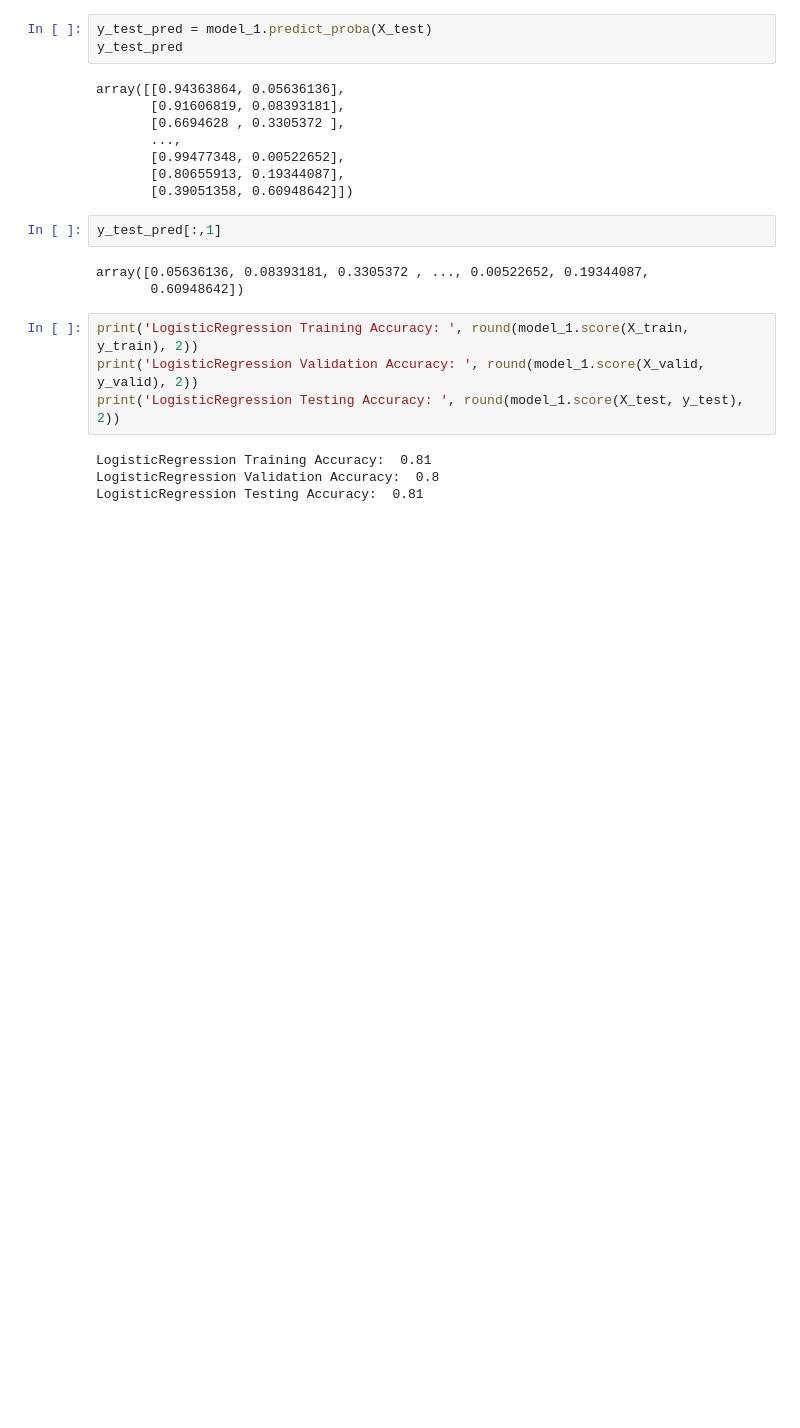
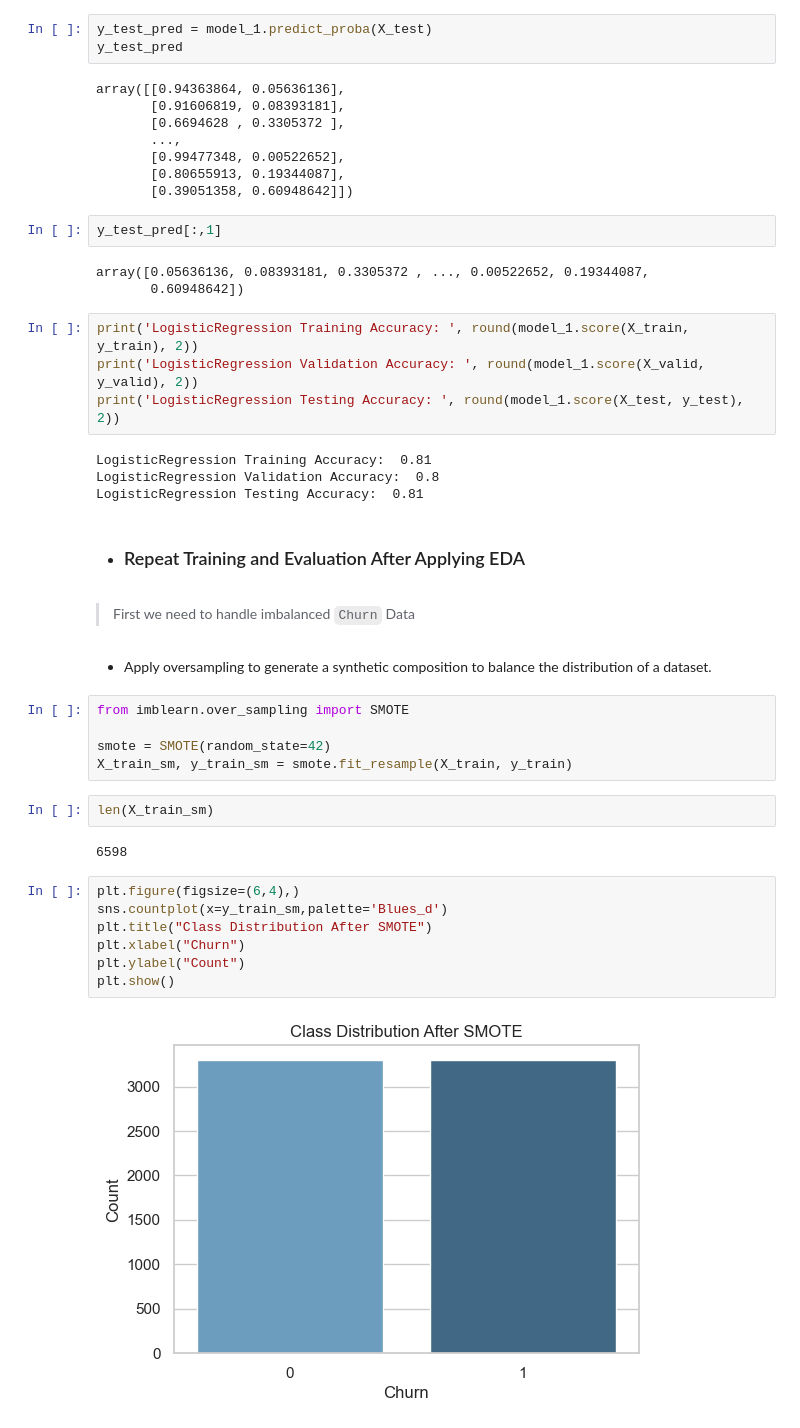
Before and after one commit to Joseph-Essa/Customer_Churn_Prediction, a Jupyter notebook: Customer_Churn_Prediction.ipynb, the cells around one changed output. Drawn from its saved outputs; the diff is of its cells as text; blank space fills up the shorter version.

Commit message:
Model_After_EDA

```diff
--- a/Customer_Churn_Prediction.ipynb
+++ b/Customer_Churn_Prediction.ipynb
@@ -609,3 +609,27 @@ print('LogisticRegression Testing Accuracy: ', round(model_1.score(X_test, y_tes
 LogisticRegression Training Accuracy:  0.81
 LogisticRegression Validation Accuracy:  0.8
 LogisticRegression Testing Accuracy:  0.81
+# %% [markdown]
+* ### Repeat Training and Evaluation After Applying EDA
+# %% [markdown]
+> First we need to handle imbalanced `Churn` Data
+# %% [markdown]
+* Apply oversampling to generate a synthetic composition to balance the distribution of a dataset.
+# %%
+from imblearn.over_sampling import SMOTE
+
+smote = SMOTE(random_state=42)
+X_train_sm, y_train_sm = smote.fit_resample(X_train, y_train)
+# %%
+len(X_train_sm)
+# %% [output]
+6598
+# %%
+plt.figure(figsize=(6,4),)
+sns.countplot(x=y_train_sm,palette='Blues_d')
+plt.title("Class Distribution After SMOTE")
+plt.xlabel("Churn")
+plt.ylabel("Count")
+plt.show()
+# %% [output]
+[figure, added]
```
Also changed, not shown: parts of 7 cells of this notebook.
